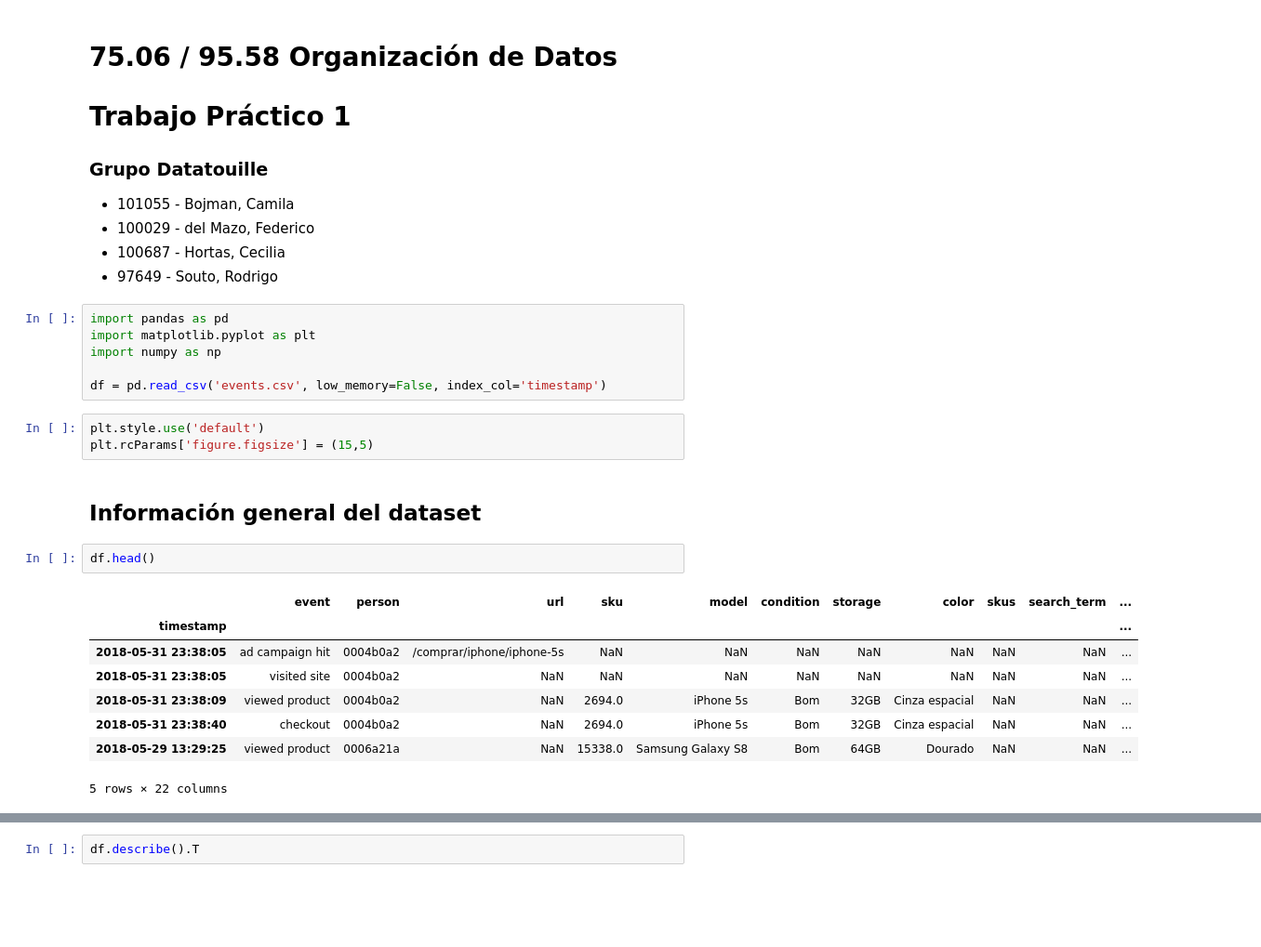
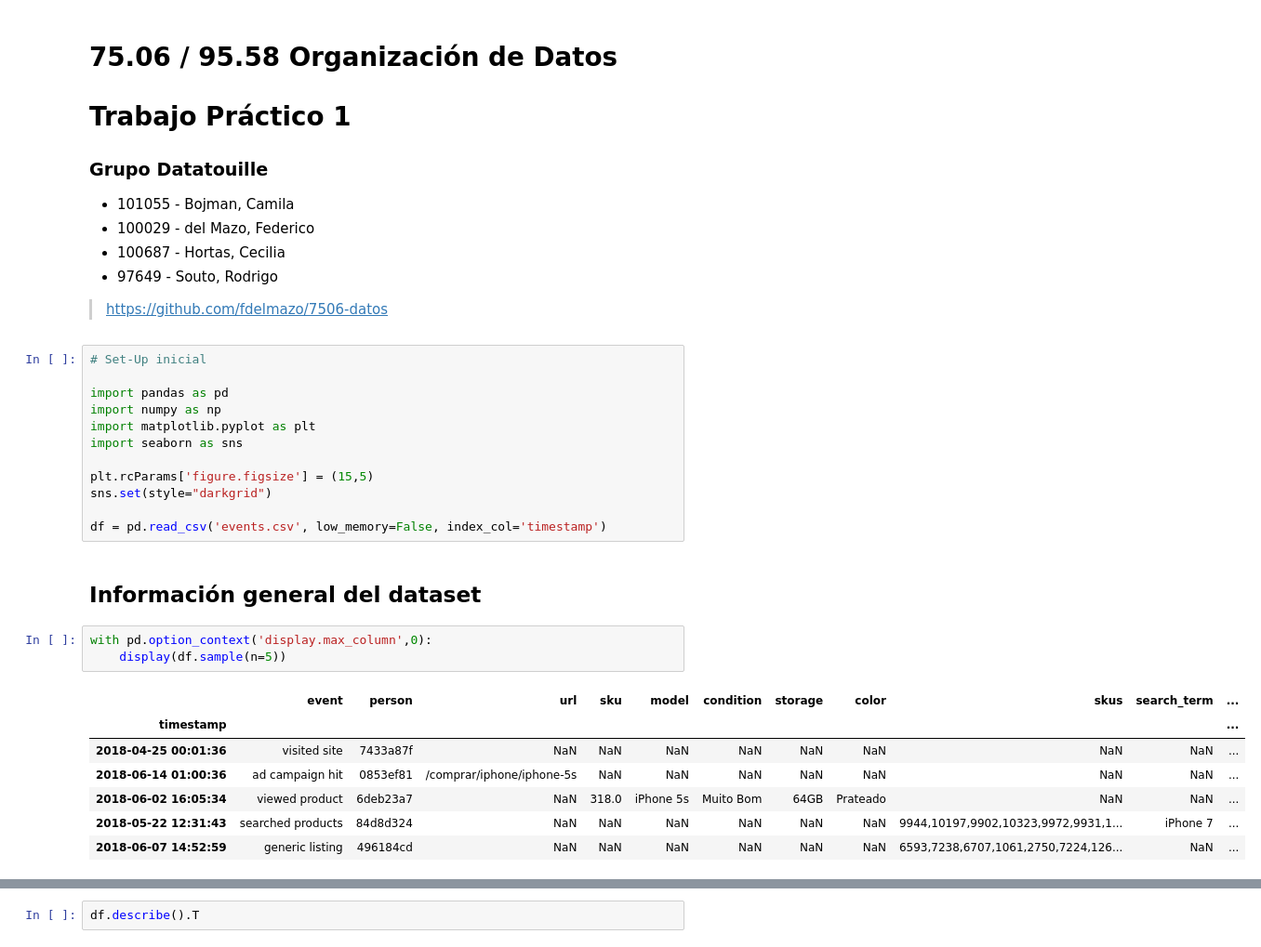
Before and after one commit to FdelMazo/7506-Datos, a Jupyter notebook: TP1/TP1.ipynb, the cells around one changed output, grey strips where cells are left out. Shown at 93% size. Saved outputs shown, nothing was run; the diff lists cells and outputs as text; blank space fills up the shorter version.

```diff
--- a/TP1/TP1.ipynb
+++ b/TP1/TP1.ipynb
@@ -8,26 +8,31 @@
 - 100029 - del Mazo, Federico
 - 100687 - Hortas, Cecilia
 - 97649 - Souto, Rodrigo
+
+> https://github.com/fdelmazo/7506-datos
 # %%
+# Set-Up inicial
+
 import pandas as pd
+import numpy as np
 import matplotlib.pyplot as plt
-import numpy as np
+import seaborn as sns
+
+plt.rcParams['figure.figsize'] = (15,5)
+sns.set(style="darkgrid")
 
 df = pd.read_csv('events.csv', low_memory=False, index_col='timestamp')
-# %%
-plt.style.use('default')
-plt.rcParams['figure.figsize'] = (15,5)
 # %% [markdown]
 ## Información general del dataset
-# %%
-df.head()
-# %% [output]
-|  | event | person | url | sku | model | condition | storage | color | skus | search_term | ... |
-| timestamp |  |  |  |  |  |  |  |  |  |  | ... |
-| 2018-05-31 23:38:05 | ad campaign hit | 0004b0a2 | /comprar/iphone/iphone-5s | NaN | NaN | NaN | NaN | NaN | NaN | NaN | ... |
-| 2018-05-31 23:38:05 | visited site | 0004b0a2 | NaN | NaN | NaN | NaN | NaN | NaN | NaN | NaN | ... |
-| 2018-05-31 23:38:09 | viewed product | 0004b0a2 | NaN | 2694.0 | iPhone 5s | Bom | 32GB | Cinza espacial | NaN | NaN | ... |
-| 2018-05-31 23:38:40 | checkout | 0004b0a2 | NaN | 2694.0 | iPhone 5s | Bom | 32GB | Cinza espacial | NaN | NaN | ... |
-| 2018-05-29 13:29:25 | viewed product | 0006a21a | NaN | 15338.0 | Samsung Galaxy S8 | Bom | 64GB | Dourado | NaN | NaN | ... |
-5 rows × 22 columns
+# %%
+with pd.option_context('display.max_column',0):
+    display(df.sample(n=5))
+# %% [output]
+|  | event | person | url | sku | model | condition | storage | color | skus | search_term | ... |
+| timestamp |  |  |  |  |  |  |  |  |  |  | ... |
+| 2018-04-25 00:01:36 | visited site | 7433a87f | NaN | NaN | NaN | NaN | NaN | NaN | NaN | NaN | ... |
+| 2018-06-14 01:00:36 | ad campaign hit | 0853ef81 | /comprar/iphone/iphone-5s | NaN | NaN | NaN | NaN | NaN | NaN | NaN | ... |
+| 2018-06-02 16:05:34 | viewed product | 6deb23a7 | NaN | 318.0 | iPhone 5s | Muito Bom | 64GB | Prateado | NaN | NaN | ... |
+| 2018-05-22 12:31:43 | searched products | 84d8d324 | NaN | NaN | NaN | NaN | NaN | NaN | 9944,10197,9902,10323,9972,9931,1... | iPhone 7 | ... |
+| 2018-06-07 14:52:59 | generic listing | 496184cd | NaN | NaN | NaN | NaN | NaN | NaN | 6593,7238,6707,1061,2750,7224,126... | NaN | ... |
 # %%
```
Also changed, not shown: parts of 12 cells of this notebook.
